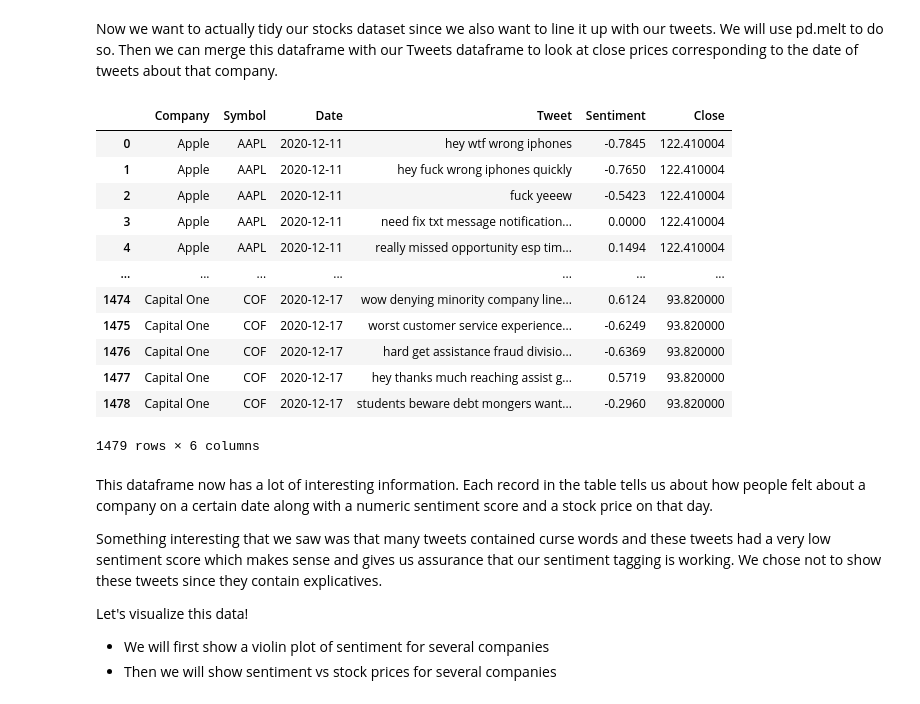
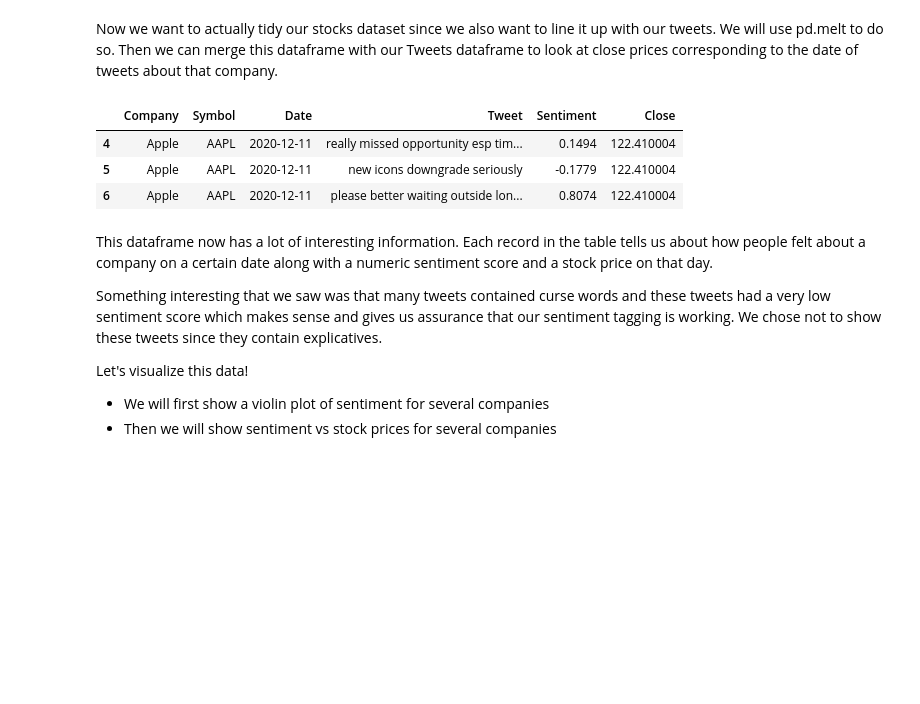
Before and after one commit to gilaniasher/sentiment-driven-market-analysis, a Jupyter notebook: results.ipynb, the cells around one changed output. Drawn from its saved outputs; the diff is of its cells as text; code cells hidden in the pictures; blank space fills up the shorter version.

```diff
--- a/results.ipynb
+++ b/results.ipynb
@@ -348,31 +355,22 @@ Now we want to actually tidy our stocks dataset since we also want to line it up
 # %%
 # Tidy the stocks dataframe
 stocks_df = pd.melt(stocks_df, id_vars=["Date"], value_vars=["Close_AAPL", "Close_COF", "Close_CVS", "Close_WMT", "Close_XOM"])
 stocks_df.columns = ["Date", "Symbol", "Close"]
 
 # Remove the "Close_" from what used to be column names
 stocks_df["Symbol"] = stocks_df["Symbol"].str[6:]
 
 # Write out the date as a string so we can merge on it
 stocks_df["Date"] = stocks_df["Date"].dt.strftime('%Y-%m-%d')
 
 # Merge the Tweet dataframe with the stocks dataframe
 tweet_df = tweet_df.merge(stocks_df, how="left", on=["Date", "Symbol"])
-tweet_df
+tweet_df[4:7]
 # %% [output]
 |  | Company | Symbol | Date | Tweet | Sentiment | Close |
-| 0 | Apple | AAPL | 2020-12-11 | hey wtf wrong iphones | -0.7845 | 122.410004 |
-| 1 | Apple | AAPL | 2020-12-11 | hey fuck wrong iphones quickly | -0.7650 | 122.410004 |
-| 2 | Apple | AAPL | 2020-12-11 | fuck yeeew | -0.5423 | 122.410004 |
-| 3 | Apple | AAPL | 2020-12-11 | need fix txt message notification... | 0.0000 | 122.410004 |
 | 4 | Apple | AAPL | 2020-12-11 | really missed opportunity esp tim... | 0.1494 | 122.410004 |
-| ... | ... | ... | ... | ... | ... | ... |
-| 1474 | Capital One | COF | 2020-12-17 | wow denying minority company line... | 0.6124 | 93.820000 |
-| 1475 | Capital One | COF | 2020-12-17 | worst customer service experience... | -0.6249 | 93.820000 |
-| 1476 | Capital One | COF | 2020-12-17 | hard get assistance fraud divisio... | -0.6369 | 93.820000 |
-| 1477 | Capital One | COF | 2020-12-17 | hey thanks much reaching assist g... | 0.5719 | 93.820000 |
-| 1478 | Capital One | COF | 2020-12-17 | students beware debt mongers want... | -0.2960 | 93.820000 |
+| 5 | Apple | AAPL | 2020-12-11 | new icons downgrade seriously | -0.1779 | 122.410004 |
+| 6 | Apple | AAPL | 2020-12-11 | please better waiting outside lon... | 0.8074 | 122.410004 |
-1479 rows × 6 columns
 # %% [markdown]
 This dataframe now has a lot of interesting information. Each record in the table tells us about how people felt about a company on a certain date along with a numeric sentiment score and a stock price on that day.
 
```
Also changed, not shown: parts of 25 cells of this notebook, 1 other file.
